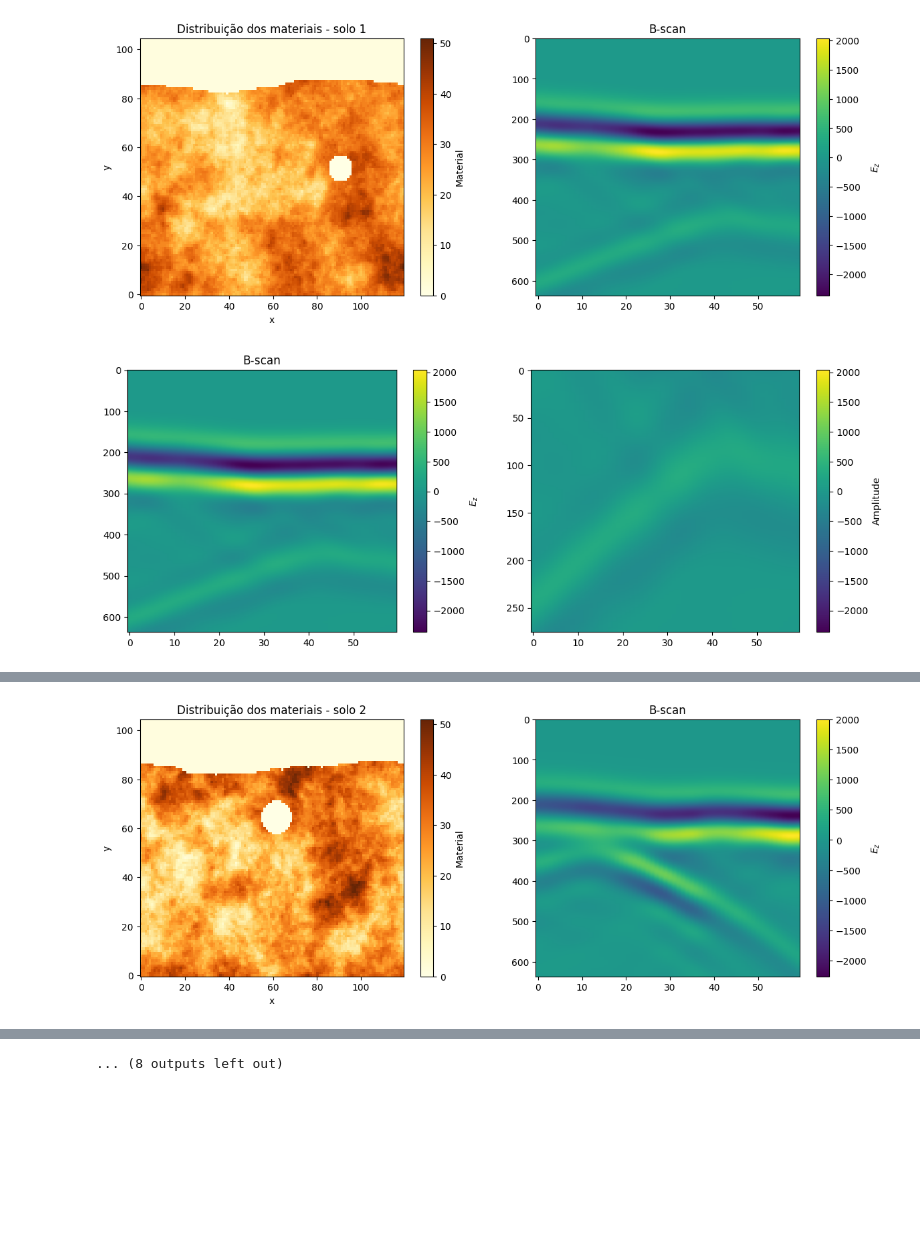
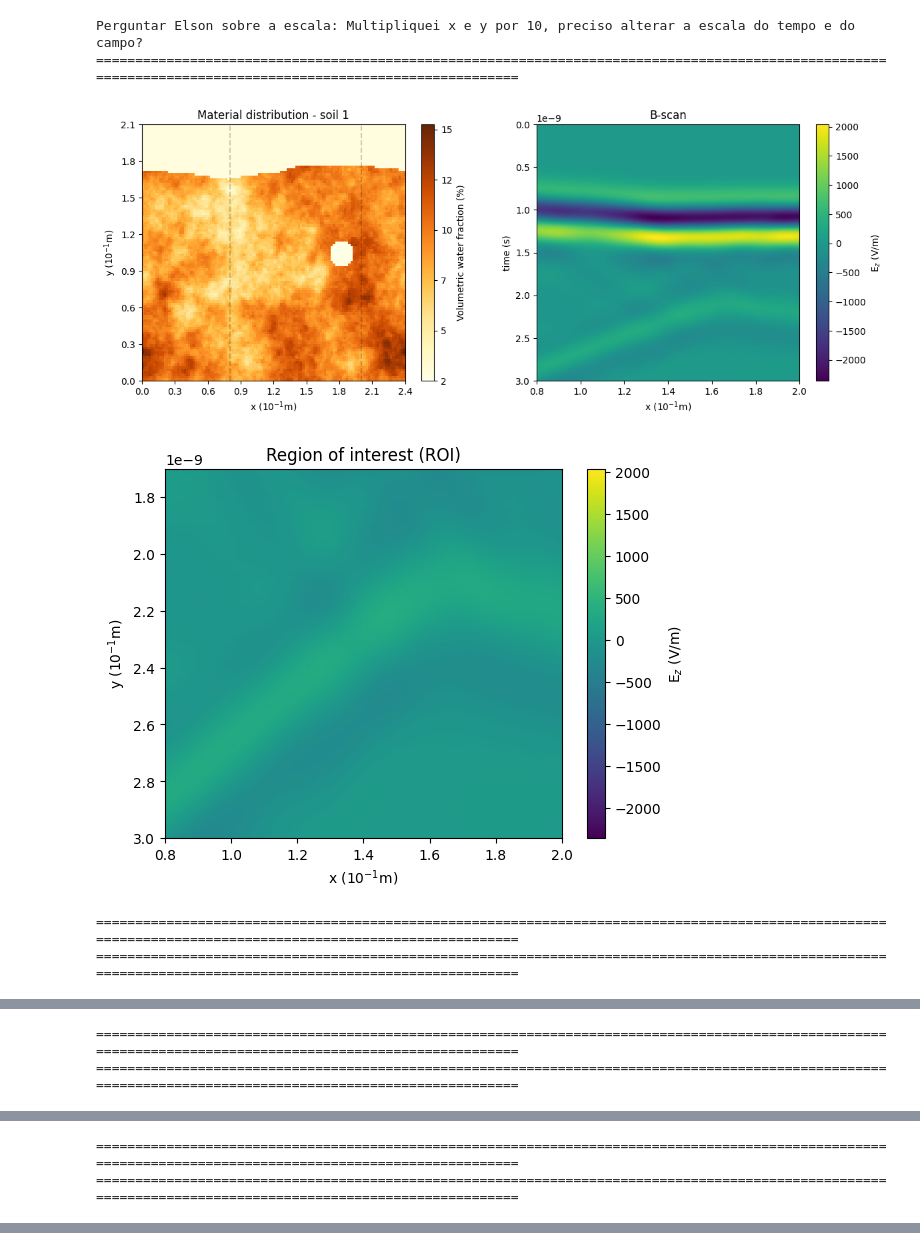
Before and after one commit to andrefsr/Machine-Learning-on-detection-of-buried-cylinders-via-GPR, a Jupyter notebook: sec_sim/code/samples/plot.ipynb, the cells around one changed output, grey strips where cells are left out. Cells and saved outputs as stored; diff of their text form; code cells hidden in the pictures; blank space fills up the shorter version.

```diff
--- a/sec_sim/code/samples/plot.ipynb
+++ b/sec_sim/code/samples/plot.ipynb
@@ -8,49 +8,74 @@ import pandas as pd
 N = 10
 Nf = 360
 
 labels = pd.read_csv('labels1-10.csv')
 solos = labels['soil_type']
 
+print('Perguntar Elson sobre a escala: Multipliquei x e y por 10, preciso alterar a escala do tempo e do campo?')
+
 for i in range(1,N+1):
     with h5py.File(f'Bscan{i}__merged.out', 'r') as f:
         rx = f['rxs/rx1']
         ez = rx['Ez'][:]
+
+    if solos[i-1] == 1: ### SOLO ARENOSO
+        u_min = 0.02
+        u_max = 0.15
+    elif solos[i-1] == 2: ### SOLO INTERMEDIÁRIO
+        u_min = 0.03
+        u_max = 0.25
+    elif solos[i-1] == 3: ### SOLO ARGILOSO
+        u_min = 0.08
+        u_max = 0.30
 
     # Recorte da região de interesse - ROI
     ez_corr = ez[Nf + 1:637, 0:60]
 
     arquivo = rf"solo{i}.vti"
     dados = pv.read(arquivo)
     material = dados.cell_data["Material"]
     nx, ny, nz = dados.dimensions
     imagem = material.reshape(nz - 1, ny - 1, nx - 1)[0]
 
+    print('====='*31)
 
     fig, ax = plt.subplots(1,2,figsize=(14,5))
-    im1 = ax[1].imshow(ez,cmap='viridis',aspect='auto')
+    im1 = ax[1].imshow(ez,cmap='viridis',aspect='auto',extent=[0.8,2,3e-9,0])
     ax[1].set_title('B-scan')
-    fig.colorbar(im1, ax=ax[1], label=r'$E_z$')
+    ax[1].set_ylabel('time (s)')
+    ax[1].set_xlabel(r"x ($10^{-1}$m)")
+    fig.colorbar(im1, ax=ax[1], label=r'E$_z$ (V/m)')
 
-    # im1 = ax[1].imshow(ez_corr,cmap='viridis',aspect='auto')#,vmin=ez.min(),vmax=ez.max())
-    # fig.colorbar(im1, ax=ax[1], label='Amplitude')
+    im0 = ax[0].imshow(imagem, origin="lower", aspect="auto", cmap="YlOrBr",extent=[0,2.4,0,2.1])#,vmin=u_min,vmax=u_max)
+    cbar0 = fig.colorbar(im0, ax=ax[0])
+    ticks = np.linspace(0,50,6)
+    water_fraction = np.linspace(u_min*100,u_max*100,6)
+    cbar0.set_ticks(ticks)
+    cbar0.set_ticklabels([f'{u:.0f}' for u in water_fraction])
+    cbar0.set_label("Volumetric water fraction (%)")
 
-    im0 = ax[0].imshow(imagem, origin="lower", aspect="auto", cmap="YlOrBr")
-    fig.colorbar(im0, ax=ax[0], label="Material")
-    ax[0].set_xlabel("x")
-    ax[0].set_ylabel("y")
-    ax[0].set_title(f"Distribuição dos materiais - solo {solos[i-1]}")
+    ax[0].set_xlabel(r"x ($10^{-1}$m)")
+    ax[0].set_ylabel(r"y ($10^{-1}$m)")
+    ax[0].set_xticks(np.arange(0,2.41,0.3))
+    ax[0].set_yticks(np.arange(0,2.11,0.3))
+    ax[0].axvline(x=0.8,color='black',ls='--',alpha=0.2)
+    ax[0].axvline(x=2,color='black',ls='--',alpha=0.2)
+    ax[0].set_title(f"Material distribution - soil {solos[i-1]}")
 
-    # plt.tight_layout()
     plt.show()
 
-    fig, ax = plt.subplots(1,2,figsize=(14,5))
-    im0 = ax[0].imshow(ez,cmap='viridis',aspect='auto')
-    ax[0].set_title('B-scan')
-    fig.colorbar(im0, ax=ax[0], label=r'$E_z$')
-
-    im1 = ax[1].imshow(ez_corr,cmap='viridis',aspect='auto',vmin=ez.min(),vmax=ez.max())
-    fig.colorbar(im1, ax=ax[1], label='Amplitude')
+    plt.figure()
+    plt.title('Region of interest (ROI)')
+    plt.xlabel(r"x ($10^{-1}$m)")
+    plt.ylabel(r"y ($10^{-1}$m)")
+    plt.imshow(ez_corr,cmap='viridis',aspect='auto',vmin=ez.min(),vmax=ez.max(),extent=[0.8,2,3e-9,1.7e-9])
+    plt.colorbar(label=r'E$_z$ (V/m)')
     plt.show()
+    print('====='*31)
 # %% [output]
+Perguntar Elson sobre a escala: Multipliquei x e y por 10, preciso alterar a escala do tempo e do campo?
+===========================================================================================================================================================
-[figure, old version]
+[figure, new version]
-[figure, old version]
+[figure, new version]
+===========================================================================================================================================================
+===========================================================================================================================================================
@@ -58,0 +84,2 @@ for i in range(1,N+1):
+===========================================================================================================================================================
+===========================================================================================================================================================
@@ -60,0 +88,2 @@ for i in range(1,N+1):
+===========================================================================================================================================================
+===========================================================================================================================================================
@@ -63 +91,0 @@ for i in range(1,N+1):
-[figure, removed]
@@ -67 +91,0 @@ for i in range(1,N+1):
-... (8 outputs left out)
```
Also changed, not shown: parts of 1 cell of this notebook, 2 other files.
